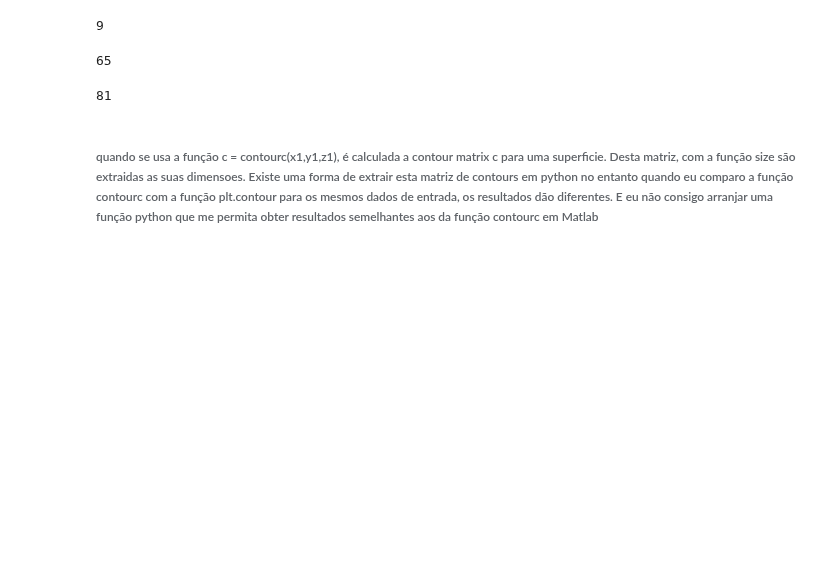
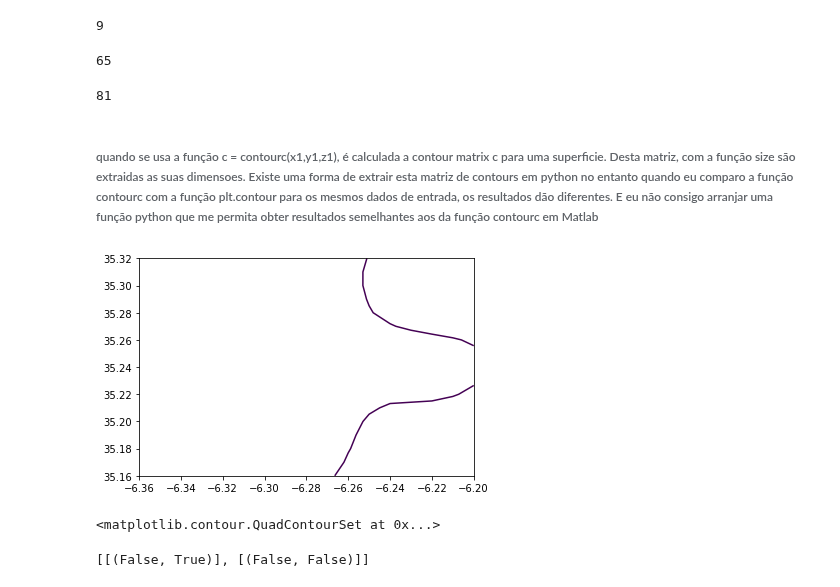
Before and after one commit to CoLAB-ATLANTIC/JUNO, a Jupyter notebook: notebooks/Cayulla_Matlab2Python.ipynb, the cells around one changed output. Drawn from its saved outputs; the diff is of its cells as text; code cells hidden in the pictures; blank space fills up the shorter version.

Commit message:
contourc solution

```diff
--- a/notebooks/Cayulla_Matlab2Python.ipynb
+++ b/notebooks/Cayulla_Matlab2Python.ipynb
@@ -1019,3 +1057,34 @@ x
 ###### quando se usa a função c = contourc(x1,y1,z1), é calculada a contour matrix c para uma superficie. Desta matriz, com a função size são extraidas as suas dimensoes. Existe uma forma de extrair esta matriz de contours em python no entanto quando eu comparo a função contourc com a função plt.contour para os mesmos dados de entrada, os resultados dão diferentes. E eu não consigo arranjar uma função python que me permita obter resultados semelhantes aos da função contourc em Matlab
 # %%
 # Perceber mesmo o que faz a função contourc para tentar reproduzir em python
+# %%
+y = np.array([35.1600000000000,35.1700000000000,35.1800000000000,35.1900000000000,35.2000000000000,35.2100000000000,35.2200000000000,35.2300000000000,35.2400000000000,35.2500000000000,35.2600000000000,35.2700000000000,35.2800000000000,35.2900000000000,35.3000000000000,35.3100000000000,35.3200000000000])
+x = np.array([-6.36000000000000,-6.35000000000000,-6.34000000000000,-6.33000000000000,-6.32000000000000,-6.31000000000000,-6.30000000000000,-6.29000000000000,-6.28000000000000,-6.27000000000000,-6.26000000000000,-6.25000000000000,-6.24000000000000,-6.23000000000000,-6.22000000000000,-6.21000000000000,-6.20000000000000])
+# %%
+thresValue = 21.7554
+# %%
+w  = np.array([[22.2409960648826,22.1919859963490,22.1459950562134,22.1010132594598,22.0539848350716,22.0069889737452,21.9620051421013,21.9140021592307,21.8519887641414,21.7789923480826,21.7130119091429,21.6600040435500,21.6149916460676,21.5750124548738,21.5450143621787,21.5260012550827,21.5150151784090],[
+22.2019881491097,22.1599976164507,22.1229798293416,22.0889850801341,22.0570035204472,22.0239863890434,21.9909974297597,21.9490074560681,21.8880018214627,21.8120155153747,21.7409998764283,21.6850012179098,21.6369981711101,21.5950053739690,21.5640008722334,21.5470025315798,21.5390072742661],[
+22.1629950140983,22.1250014303332,22.0929874571066,22.0650033867703,22.0419920787996,22.0209963051380,21.9960012436423,21.9609983027500,21.9039896170386,21.8320002598446,21.7619914858867,21.7049859623796,21.6570134266402,21.6180107134045,21.5910031605629,21.5769949038147,21.5700065114896],[
+22.1310080063305,22.0920067985979,22.0599930584004,22.0349998645564,22.0150106479253,21.9979824941000,21.9790003322592,21.9500099646701,21.9029823381012,21.8399969859716,21.7760016411448,21.7210110452683,21.6789902202772,21.6499993534441,21.6310187807968,21.6180180231948,21.6080078985670],[
+22.1059889369178,22.0620144263630,22.0300006861654,22.0060143573100,21.9880083595958,21.9729939357476,21.9570018578122,21.9330153041057,21.8959953053018,21.8439939348656,21.7900062178038,21.7409957897381,21.7069993735953,21.6899993534441,21.6789821675245,21.6659814099225,21.6509979824725],[
+22.0849892582606,22.0369862065726,22.0039961261881,21.9840079028889,21.9710075446114,21.9590149268034,21.9460141848244,21.9249882314254,21.8940121170213,21.8519908250467,21.8070076807620,21.7680079326150,21.7430153644395,21.7359967220235,21.7300156246162,21.7160076396682,21.6950115908420],[
+22.0679945976961,22.0199915460082,21.9890151956007,21.9729934101352,21.9649968657403,21.9590149268034,21.9479974037412,21.9289851803194,21.8999922848322,21.8630053178004,21.8259855602433,21.7959865748728,21.7820084994509,21.7829837548229,21.7799927413210,21.7629946724676,21.7359879447703],[
+22.0599970305954,22.0169990003646,21.9890140070388,21.9750067976872,21.9710087978168,21.9679876279536,21.9609986945457,21.9429936945840,21.9119866489001,21.8720093612191,21.8380122818062,21.8179935760847,21.8150031278509,21.8240061320426,21.8229990750141,21.7999884873295,21.7659925498024],[
+22.0610038955839,22.0249928981525,22.0010048537207,21.9880045093577,21.9829996444987,21.9800089856958,21.9719826762391,21.9530013223491,21.9159835977941,21.8720093612191,21.8389886357345,21.8269943388612,21.8330046534040,21.8460046064896,21.8449975494611,21.8179900128825,21.7789902614729],[
+22.0719905397953,22.0400088499230,22.0169980772820,22.0029908295231,21.9960020600151,21.9880066375471,21.9689935492487,21.9379883995253,21.8949881115320,21.8519898281065,21.8240049893534,21.8179931640625,21.8250120463818,21.8330078048750,21.8290100936409,21.8049925499392,21.7720038030385],[
+22.0870077292161,22.0570105880603,22.0360148916994,22.0220078052561,22.0109898977065,21.9939905365064,21.9590142906612,21.9100025453858,21.8609896007523,21.8219890285608,21.8009924078751,21.7959864668624,21.7950080382190,21.7909766979745,21.7799894428214,21.7639980909019,21.7430035171611],[
+22.1019886598034,22.0780021975188,22.0620103150403,22.0490100935857,22.0339952371421,22.0079951131655,21.9609975095781,21.9020086475979,21.8489987540703,21.8099981818788,21.7869878312161,21.7749948574040,21.7609882060298,21.7409995812697,21.7219879172683,21.7080102953260,21.6940027543846],[
+22.1130077590437,22.1000085811848,22.0920138989499,22.0830118768621,22.0650056592035,22.0320166780110,21.9840110787137,21.9249917906726,21.8699974484790,21.8240075466140,21.7890013115516,21.7609849873069,21.7319924628391,21.6979934755706,21.6679941676910,21.6459884683011,21.6299967969055],[
+22.1239917407370,22.1199933256546,22.1209994061962,22.1159943330024,22.0960048964269,22.0610021852574,22.0119897209715,21.9559910278960,21.8969997368085,21.8429854260953,21.7929982604456,21.7500010056136,21.7059970394982,21.6610140705363,21.6189934049145,21.5840205049144,21.5600044246706],[
+22.1369948584282,22.1369948584282,22.1419996490566,22.1409925228937,22.1220098789645,22.0859997499660,22.0350033557842,21.9750070974181,21.9129938683881,21.8519905510727,21.7940054707633,21.7390135182396,21.6849981084688,21.6310101834358,21.5780018099725,21.5310025113758,21.4930085370816],[
+22.1560032489698,22.1560032489698,22.1600011746096,22.1579871834581,22.1379976745404,22.0989974616365,22.0459873374776,21.9849842141229,21.9230014961531,21.8609913138492,21.7990092846458,21.7369997882625,21.6730072617869,21.6090117089888,21.5459957077604,21.4890192924590,21.4430009093165],[
+22.1810006269812,22.1799935494698,22.1789861757699,22.1709905242600,22.1419976575911,22.0979921189329,22.0450122367399,21.9890139230820,21.9339896397565,21.8779914231111,21.8169851760704,21.7479863892067,21.6730063396005,21.5960080414371,21.5239881292616,21.4630121490579,21.4159856609057]])
+# %%
+c2 = plt.contour(x, y, w, [thresValue])
+# %% [output]
+[figure, added]
+# %%
+c2
+# %% [output]
+<matplotlib.contour.QuadContourSet at 0x...>
@@ -1021,0 +1093,4 @@ x
+# %%
+[(len(x)<7 or (x[0][0]==x[-1][0] and x[0][1] == x[-1][1])) for x in dat0[0]]
+# %% [output]
+[[(False, True)], [(False, False)]]
```
Also changed, not shown: parts of 9 cells of this notebook, 1 other file.
